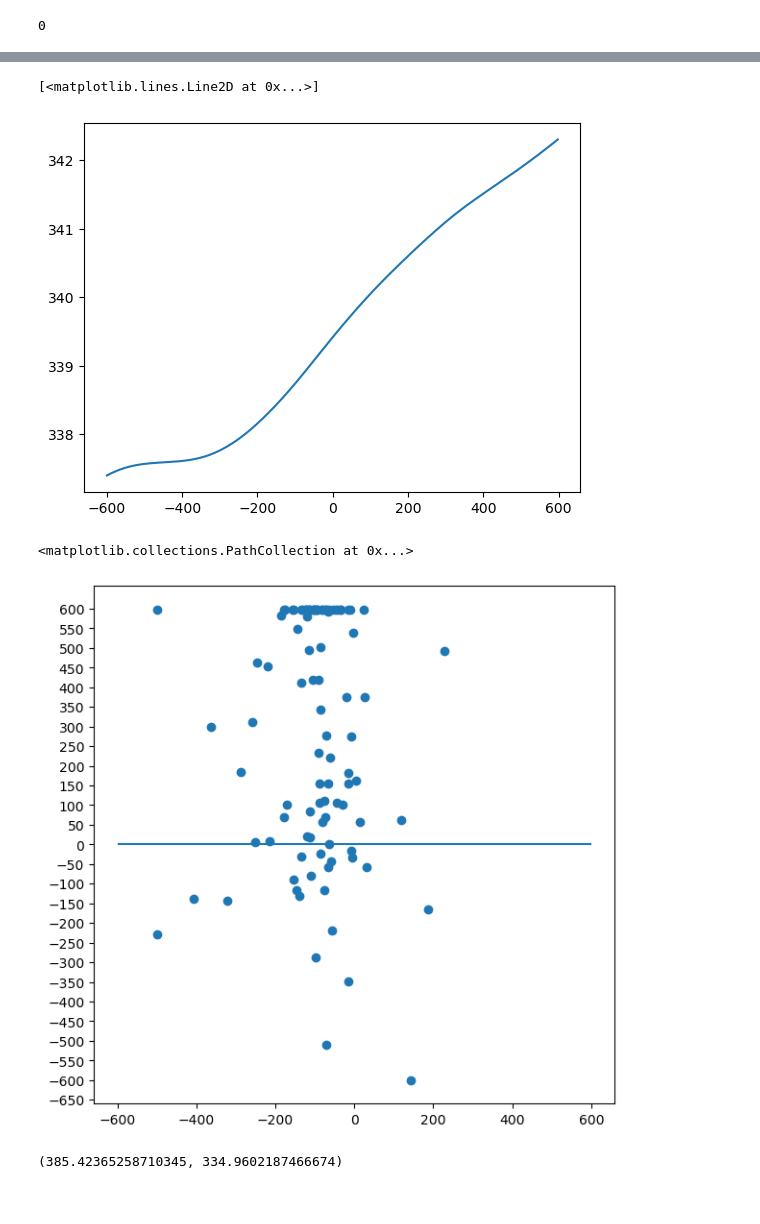
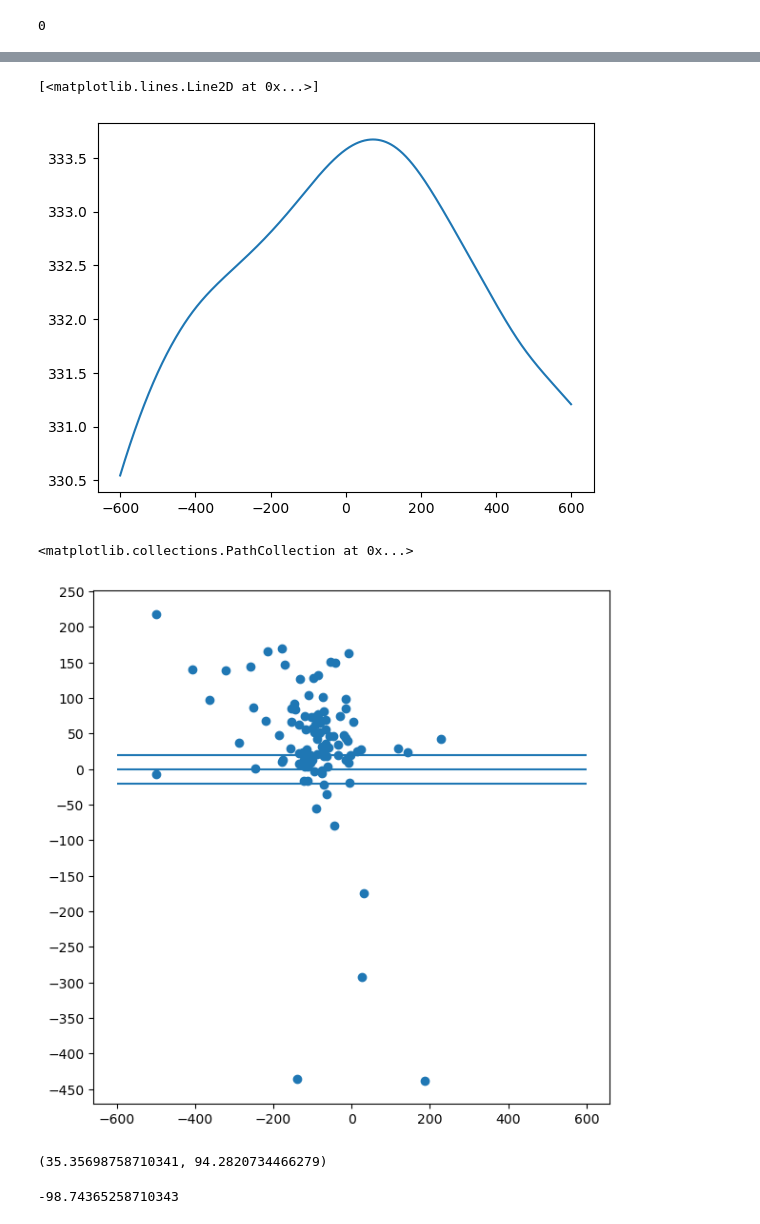
Before and after one commit to Galactic-Archaeology-Lab/het_cannon_projects, a Jupyter notebook: nachiket/tmplt_rv_correction.ipynb, the cells around one changed output, grey strips where cells are left out. Drawn from its saved outputs; the diff is of its cells as text; code cells hidden in the pictures.

```diff
--- a/nachiket/tmplt_rv_correction.ipynb
+++ b/nachiket/tmplt_rv_correction.ipynb
@@ -21,6 +25,6 @@ tmplt_data = Table.read(tmplt_data_path)
 # %%
 observed_specs = np.array(spec_data["spec_norm"])
-observed_wavelengths = np.linspace(3500,5500,len(observed_specs[0]))
+observed_wavelengths = np.linspace(3570,5440,len(observed_specs[0]))
 
 norm_tmplt_specs = np.array(tmplt_data["norm_specs"])
 # %%
@@ -28,8 +32,8 @@ def chi_sq(observed_spectra,norm_tmplt_specs,err):
     min_score = np.inf
     min_idx = None
     scores = []
-    for i,refit_tmplt_spec in enumerate(norm_tmplt_specs):
-        numerator = (observed_spectra-refit_tmplt_spec)**2
+    for i,norm_tmplt in enumerate(norm_tmplt_specs):
+        numerator = (observed_spectra-norm_tmplt)**2
         denominator = np.sqrt(err)
         chi_sq_score = np.sum(numerator/denominator)
         scores.append(chi_sq_score)
@@ -191,7 +197,7 @@ def get_score(v,tmplt_spec,observed_spec,observed_wavelengths):
 
 def ccf(observed_spec,observed_wavelengths,tmplt_spec):
 
-    value_range = np.arange(-600,600,2)
+    value_range = np.arange(-600,600,1)
 
     scores = []
     for rv in value_range:
@@ -204,6 +210,7 @@ def ccf(observed_spec,observed_wavelengths,tmplt_spec):
 counter = 0
 predicted_rvs = []
 scores = []
+observed_wavelengths = np.linspace(3570,5440,len(observed_specs[0]))
 
 for observed_spec in tqdm(observed_specs[:100]):
     best_tmplt_idx = min_score_idx[counter]
@@ -220,18 +263,24 @@ d[598]
 # %%
-plt.plot(np.arange(-600,600,2),scores[88])
+plt.plot(np.arange(-600,600,1),scores[4])
 # %% [output]
 [<matplotlib.lines.Line2D at 0x...>]
-[figure, old version]
+[figure, new version]
 # %%
-delta_RV = np.array(predicted_rvs) - spec_data["RV_1"][:100]
+delta_RV =  np.array(predicted_rvs) + np.array(spec_data["barycor"][:100]/1000) - spec_data["RV_1"][:100]
 plt.figure(figsize=(7,7))
 plt.yticks(np.arange(-650,650,50))
 plt.hlines(0,-600,600)
-plt.scatter(spec_data["RV_1"][:100],predicted_rvs)
+plt.hlines(20,-600,600)
+plt.hlines(-20,-600,600)
+plt.scatter(spec_data["RV_1"][:100],delta_RV)
 # %% [output]
 <matplotlib.collections.PathCollection at 0x...>
-[figure, old version]
+[figure, new version]
 # %%
 np.mean(delta_RV),np.std(delta_RV)
 # %% [output]
-(385.42365258710345, 334.9602187466674)
+(35.35698758710341, 94.2820734466279)
+# %%
+np.mean(spec_data["RV_1"][:100])
+# %% [output]
+-98.74365258710343
```
Also changed, not shown: parts of 11 cells of this notebook, 2 other files.
